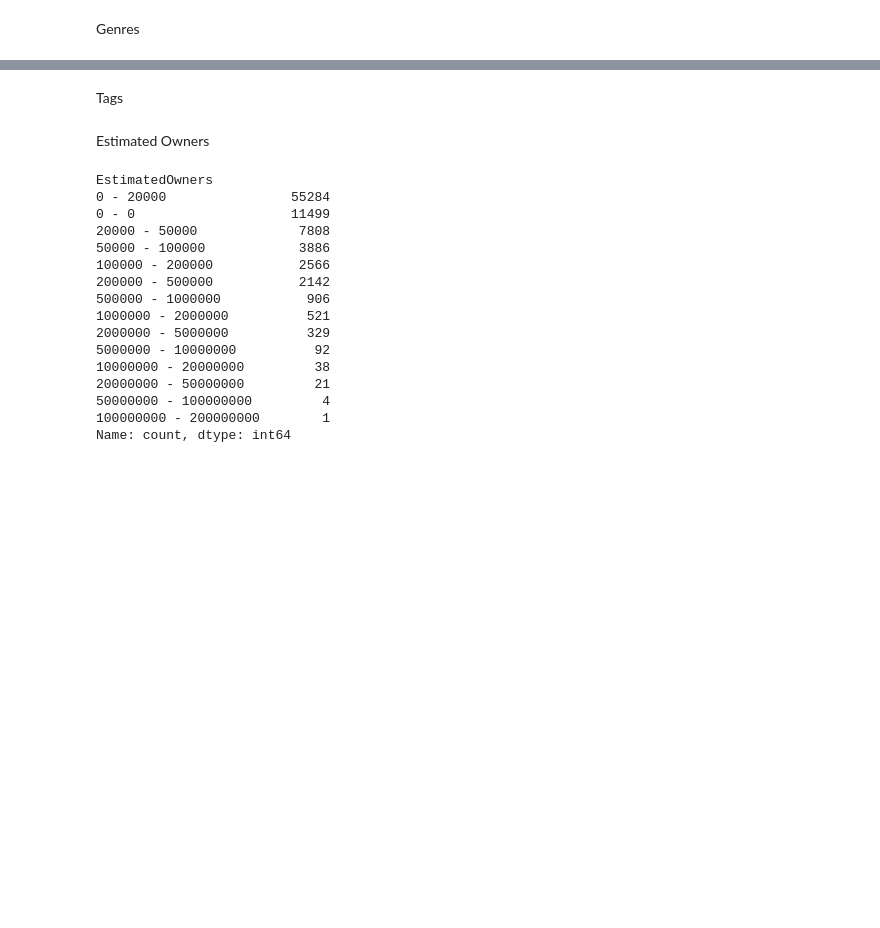
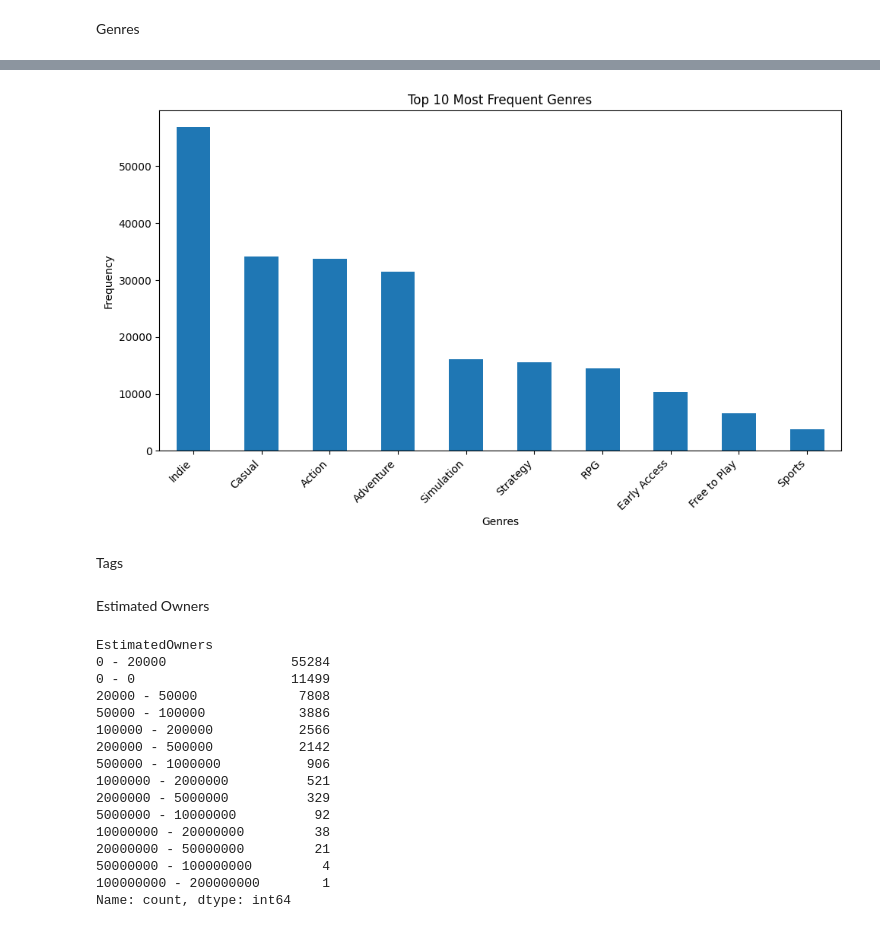
Before and after one commit to SamuelEscalante/SteamGames_Repository, a Jupyter notebook: notebooks/EDA/raw_eda.ipynb, the cells around one changed output, grey strips where cells are left out. Cells and saved outputs as stored; diff of their text form; code cells hidden in the pictures; blank space fills up the shorter version.

```diff
--- a/notebooks/EDA/raw_eda.ipynb
+++ b/notebooks/EDA/raw_eda.ipynb
@@ -272,2 +438,4 @@ games.isna().sum()
 # %% [markdown]
 Genres
+# %%
+games['Genres'].fillna('Not specified', inplace=True)
@@ -273,0 +454,20 @@ Genres
+# %%
+def separar_genres(cadena):
+    return cadena.split(',')
+
+# Aplicar la función a la columna 'categories' y luego unir las listas resultantes en una cadena
+games['Genres'] = games['Genres'].apply(separar_genres).apply(', '.join)
+# %%
+def count_categories(games):
+    # Dividir las categorías y contar su frecuencia
+    categories = games['Genres'].str.split(', ')
+    all_categories = [category for sublist in categories.dropna() for category in sublist]
+    category_counts = pd.Series(all_categories).value_counts()
+
+    return category_counts
+
+# Obtener la frecuencia de las categorías
+category_counts = count_categories(games)
+
+# Imprimir la frecuencia de las categorías
+print(category_counts.to_string())
@@ -274,3 +492,20 @@ Genres
+# %%
+genre_counts = count_categories(games)
+
+# Seleccionar las 10 categorías más frecuentes
+top_10_genres = genre_counts.head(10)
+
+# Crear la gráfica de barras
+plt.figure(figsize=(10, 6))
+top_10_genres.plot(kind='bar')
+plt.title('Top 10 Most Frequent Genres')
+plt.xlabel('Genres')
+plt.ylabel('Frequency')
+plt.xticks(rotation=45, ha='right')
+plt.tight_layout()
+plt.show()
+# %% [output]
+[figure, added]
 # %% [markdown]
 Tags
 # %%
```
Also changed, not shown: parts of 30 cells of this notebook, 3 other files.
